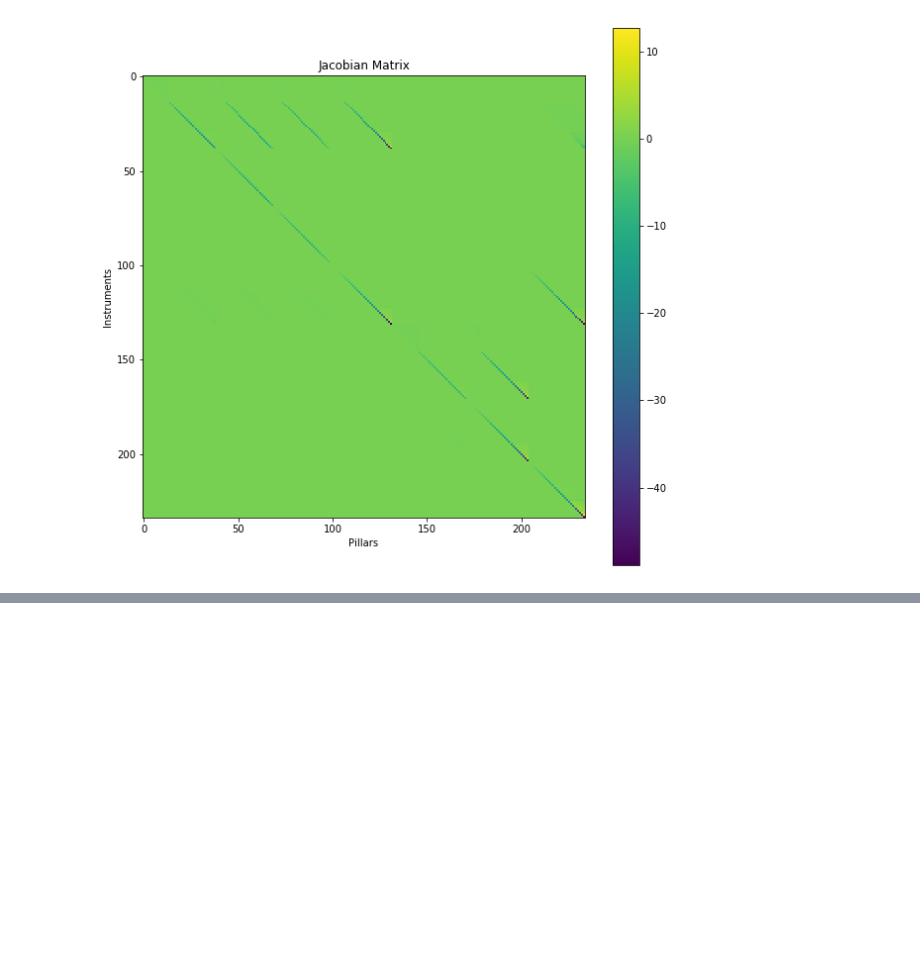
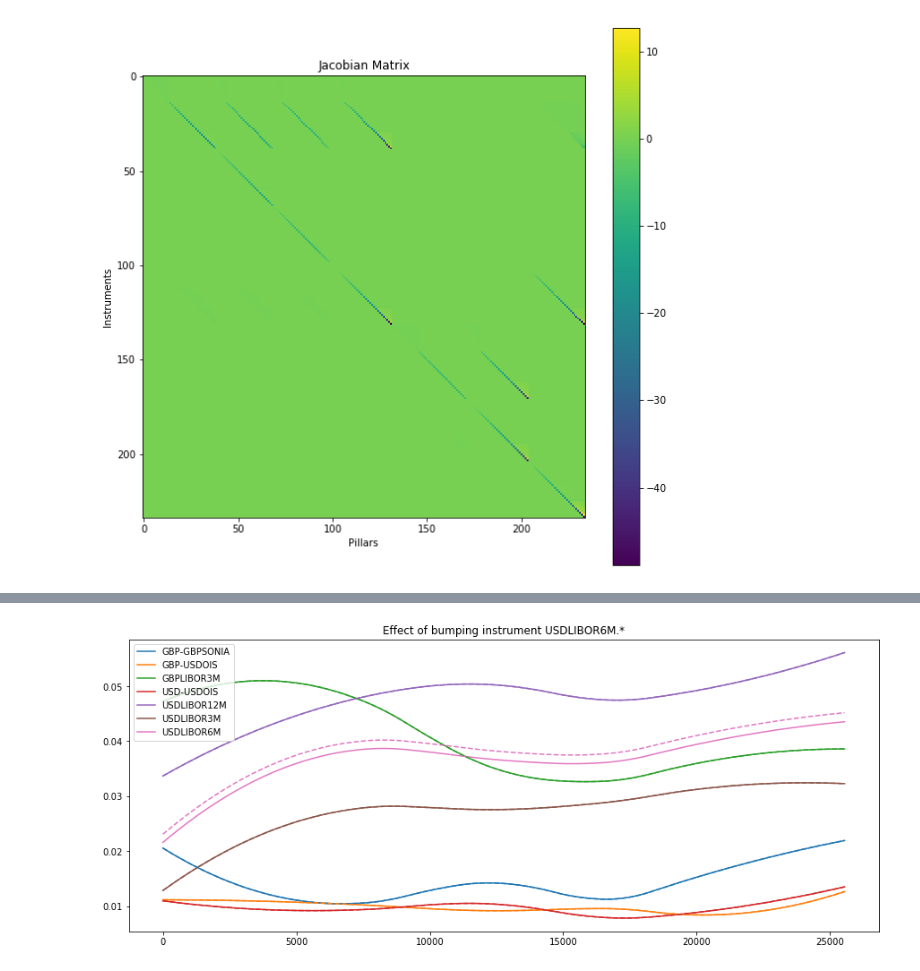
Before and after one commit to omartinsky/PYBOR, a Jupyter notebook: main.ipynb, the cells around one changed output, grey strips where cells are left out. Saved outputs shown, nothing was run; the diff lists cells and outputs as text; code cells hidden in the pictures; blank space fills up the shorter version.

```diff
--- a/main.ipynb
+++ b/main.ipynb
@@ -131,0 +146,4 @@ visualise_bump('USDLIBOR6M', 15e-4)
+# %%
+visualise_bump('USDLIBOR6M.*', 15e-4)
+# %% [output]
+[figure, added]
```
Also changed, not shown: parts of 18 cells of this notebook, 2 other files.
